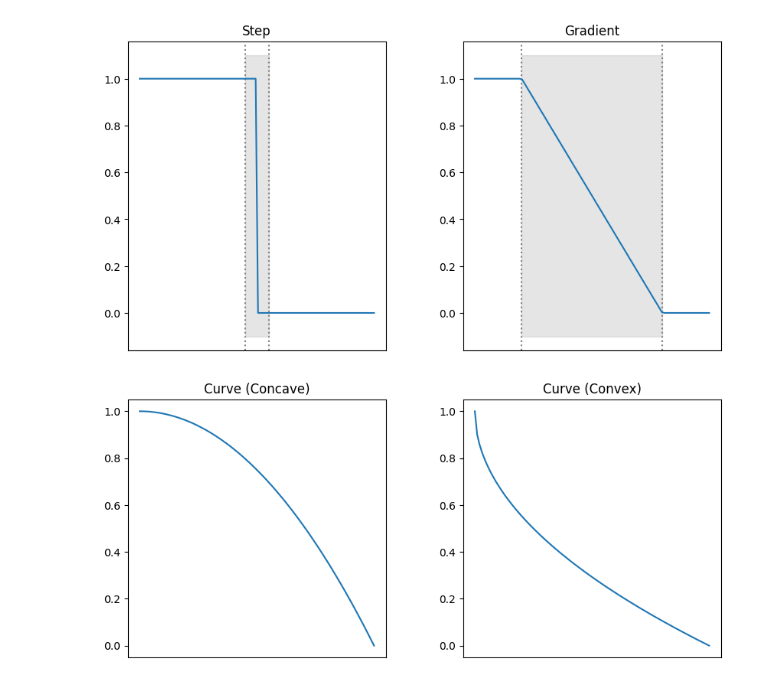
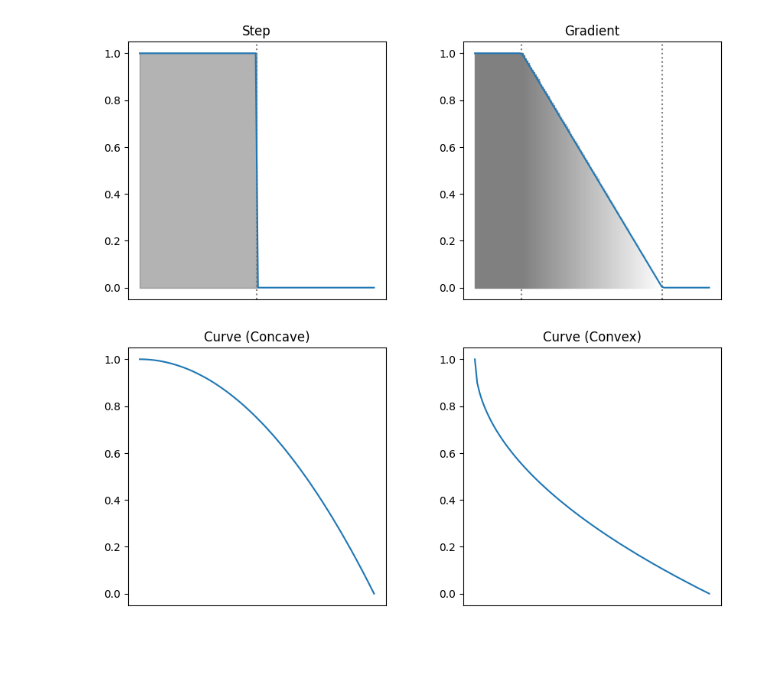
Before and after one commit to PacktPublishing/Learn-Robotics-Programming-3rd-edition, a Jupyter notebook: code_diagrams/chapter-17/diagrams.ipynb, the cells around one changed output. Saved outputs shown, nothing was run; the diff lists cells and outputs as text; code cells hidden in the pictures; blank space fills up the shorter version.

Commit message:
Generating fuzzy boundary works well

```diff
--- a/code_diagrams/chapter-17/diagrams.ipynb
+++ b/code_diagrams/chapter-17/diagrams.ipynb
@@ -4,4 +27,7 @@ import numpy as np
 # %%
+from matplotlib.patches import Polygon
+from matplotlib.collections import PatchCollection
+
 # Generate a step data set, a gradient line dataset, a concave curve, and a convex curve
 # From the same starting to end value
 x = np.linspace(0, 10, 100)
@@ -13,40 +39,60 @@ y2 = np.piecewise(
     [x <= 2, np.logical_and(x > 2, x < 8), x >= 8],
     [lambda x: 1, lambda x: 1 - (x - 2) / (8 - 2), lambda x: 0]
 )
 
 # y2 = 1 - x / max(x)
 
 # Plot the datasets in a 2x2 grid with one empty subplot, and make each subplot square
 fig, axs = plt.subplots(1, 2, figsize=(10, 10))
 fig.subplots_adjust(hspace=0.4, wspace=0.3)
 # Set square aspect ratio for each subplot, scaling y so 0-1 matches 0-10 in x
 # Hide the X axis values for all subplots
 for ax in axs.flat:
     ax.set_aspect(10, adjustable='box')
     ax.set_xticks([])
 
 
-# For the first plot, draw some vertical dotted lines either side of the step
-# and shade lightly between them to represent where the boundary is
-axs[0].axvline(x=4.5, color='gray', linestyle='dotted')
-axs[0].axvline(x=5.5, color='gray', linestyle='dotted')
-axs[0].fill_betweenx(y=[-0.1, 1.1], x1=4.5, x2=5.5, color='gray', alpha=0.2)
+# For the first plot, draw a vertical dashed line at x=5 to represent the step change
+# then shade in dark grey the area under the step - ie 0, 0 to 0.5, 1.0.
+axs[0].axvline(x=5, color='gray', linestyle='dotted')
+axs[0].fill_betweenx(y=[0, 1], x1=0, x2=5, color='dimgray', alpha=0.5)
+
 
 axs[0].plot(x, y1, label='Step')
 axs[0].set_title('Step')
 
 # For the second plot, draw vertical bars at x=2 and x=8 to represent the start and end of the gradient
 # and shade lightly between them to represent the area of change
 axs[1].axvline(x=2, color='gray', linestyle='dotted')
 axs[1].axvline(x=8, color='gray', linestyle='dotted')
-axs[1].fill_betweenx(y=[-0.1, 1.1], x1=2, x2=8, color='gray', alpha=0.2)
+
+axs[1].fill_betweenx(y=[0, 1], x1=0, x2=2, color="grey", alpha=1)
+# Draw a gradient from grey to white as a shaded triangle between (2, 1) and (8, 0)
+
+# Define triangle vertices: (2,1), (8,0), (2,0)
+triangle = np.array([[2, 1], [8, 0], [2, 0]])
+
+# Create a polygon patch
+poly = Polygon(triangle, closed=True)
+
+# Create a gradient color array from dark grey to white
+n_steps = 100
+x_vals = np.linspace(2, 8, n_steps)
+y_vals = np.linspace(1, 0, n_steps)
+greys = np.linspace(0.5, 1, n_steps)
+for i in range(n_steps - 1):
+    # Interpolate y between 1 and 0
+    y_top = y_vals[i]
+    y_bot = 0
+    axs[1].fill_betweenx(y=[0, y_top], x1=x_vals[i], x2=x_vals[i+1], color=(greys[i],) * 3, alpha=1)
+
 
 axs[1].plot(x, y2, label='Gradient')
 axs[1].set_title('Gradient')
 
 plt.show()
 # %% [output]
-[figure, old version]
+[figure, new version]
 # %%
 y3 = 1 - (x / max(x))**2
 # Concave curve with greatest rate of change at start, least at end, from (0,0) to (10,1)
```
Also changed, not shown: parts of 5 cells of this notebook, 1 other file.
